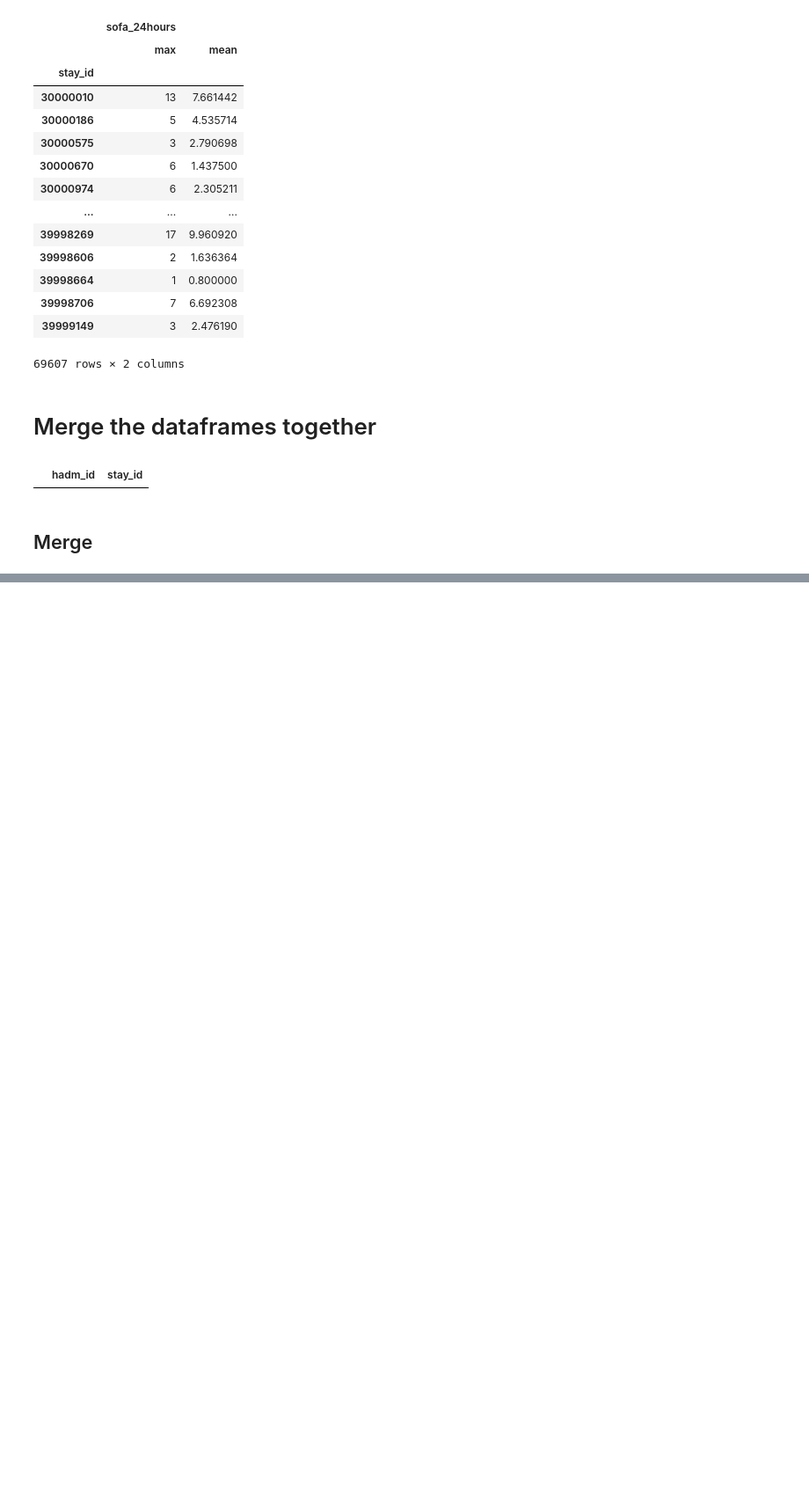
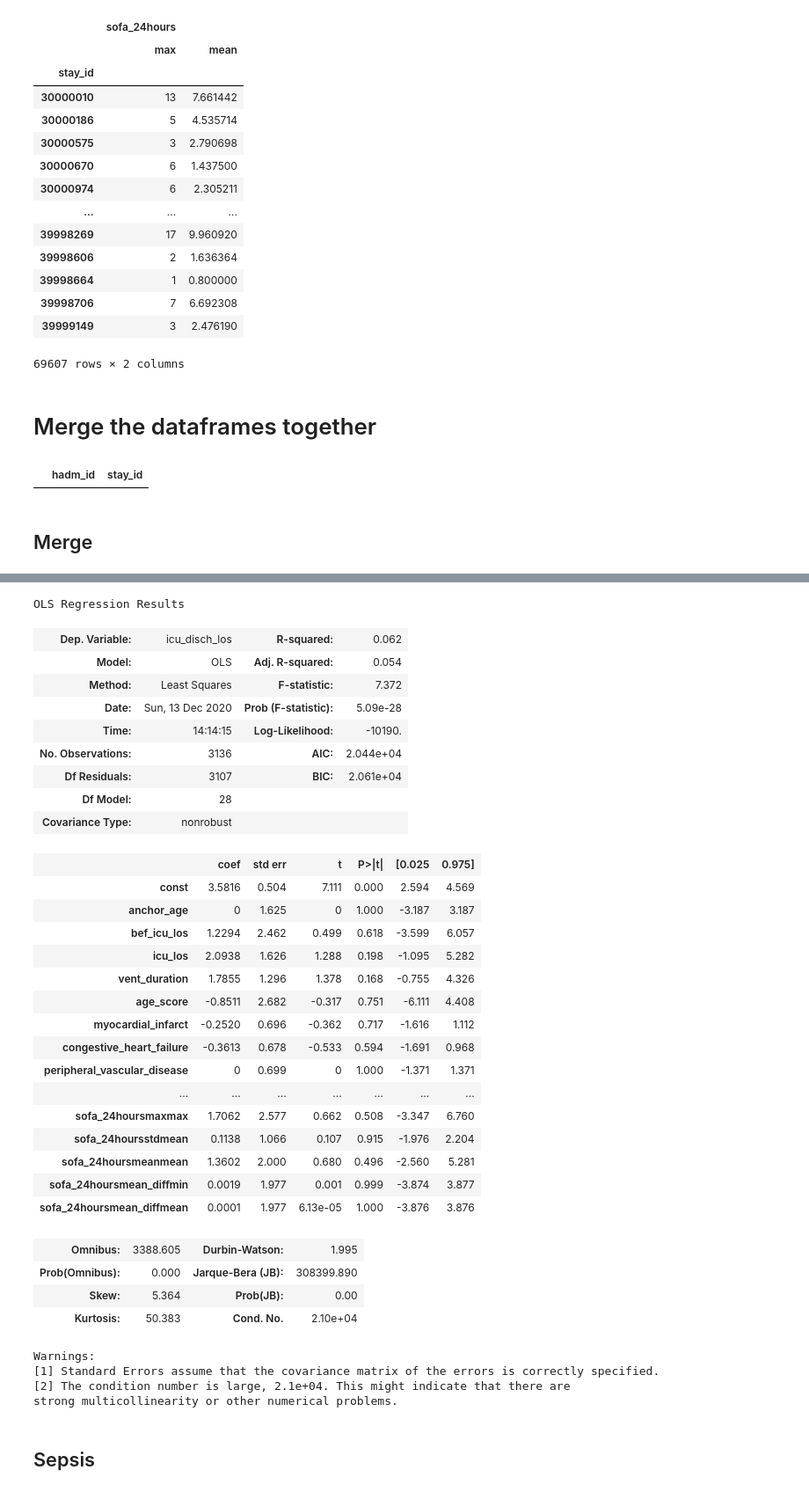
Before and after one commit to chunhunghow/nus-datathon, a Jupyter notebook: nus-nuhs-datathon 2020 v2.ipynb, the cells around one changed output, grey strips where cells are left out. Shown at 88% size. Saved outputs shown, nothing was run; the diff lists cells and outputs as text; code cells hidden in the pictures; blank space fills up the shorter version.

```diff
--- a/nus-nuhs-datathon 2020 v2.ipynb
+++ b/nus-nuhs-datathon 2020 v2.ipynb
@@ -979,0 +1070,44 @@ master.shape
+# %%
+# regularized OLS
+model = sm.OLS(y_train, X_train_scaled2)
+est = model.fit()
+est_reg = model.fit_regularized(L1_wt=0.05,alpha = 0.03) # L1_wt=0 - ridge L1_wt=1 lasso (needs package cvxopt)
+est_fit = sm.regression.linear_model.OLSResults(est_reg.model,est_reg.params,est.normalized_cov_params)
+est_fit.summary()
+# %% [output]
+OLS Regression Results
+| Dep. Variable: | icu_disch_los | R-squared: | 0.062 |
+| Model: | OLS | Adj. R-squared: | 0.054 |
+| Method: | Least Squares | F-statistic: | 7.372 |
+| Date: | Sun, 13 Dec 2020 | Prob (F-statistic): | 5.09e-28 |
+| Time: | 14:14:15 | Log-Likelihood: | -10190. |
+| No. Observations: | 3136 | AIC: | 2.044e+04 |
+| Df Residuals: | 3107 | BIC: | 2.061e+04 |
+| Df Model: | 28 |  |  |
+| Covariance Type: | nonrobust |  |  |
+|  | coef | std err | t | P>|t| | [0.025 | 0.975] |
+| const | 3.5816 | 0.504 | 7.111 | 0.000 | 2.594 | 4.569 |
+| anchor_age | 0 | 1.625 | 0 | 1.000 | -3.187 | 3.187 |
+| bef_icu_los | 1.2294 | 2.462 | 0.499 | 0.618 | -3.599 | 6.057 |
+| icu_los | 2.0938 | 1.626 | 1.288 | 0.198 | -1.095 | 5.282 |
+| vent_duration | 1.7855 | 1.296 | 1.378 | 0.168 | -0.755 | 4.326 |
+| age_score | -0.8511 | 2.682 | -0.317 | 0.751 | -6.111 | 4.408 |
+| myocardial_infarct | -0.2520 | 0.696 | -0.362 | 0.717 | -1.616 | 1.112 |
+| congestive_heart_failure | -0.3613 | 0.678 | -0.533 | 0.594 | -1.691 | 0.968 |
+| peripheral_vascular_disease | 0 | 0.699 | 0 | 1.000 | -1.371 | 1.371 |
+| ... | ... | ... | ... | ... | ... | ... |
+| sofa_24hoursmaxmax | 1.7062 | 2.577 | 0.662 | 0.508 | -3.347 | 6.760 |
+| sofa_24hoursstdmean | 0.1138 | 1.066 | 0.107 | 0.915 | -1.976 | 2.204 |
+| sofa_24hoursmeanmean | 1.3602 | 2.000 | 0.680 | 0.496 | -2.560 | 5.281 |
+| sofa_24hoursmean_diffmin | 0.0019 | 1.977 | 0.001 | 0.999 | -3.874 | 3.877 |
+| sofa_24hoursmean_diffmean | 0.0001 | 1.977 | 6.13e-05 | 1.000 | -3.876 | 3.876 |
+| Omnibus: | 3388.605 | Durbin-Watson: | 1.995 |
+| Prob(Omnibus): | 0.000 | Jarque-Bera (JB): | 308399.890 |
+| Skew: | 5.364 | Prob(JB): | 0.00 |
+| Kurtosis: | 50.383 | Cond. No. | 2.10e+04 |
+Warnings:
+[1] Standard Errors assume that the covariance matrix of the errors is correctly specified.
+[2] The condition number is large, 2.1e+04. This might indicate that there are
+strong multicollinearity or other numerical problems.
+# %% [markdown]
+## Sepsis
```
Also changed, not shown: parts of 28 cells of this notebook.
